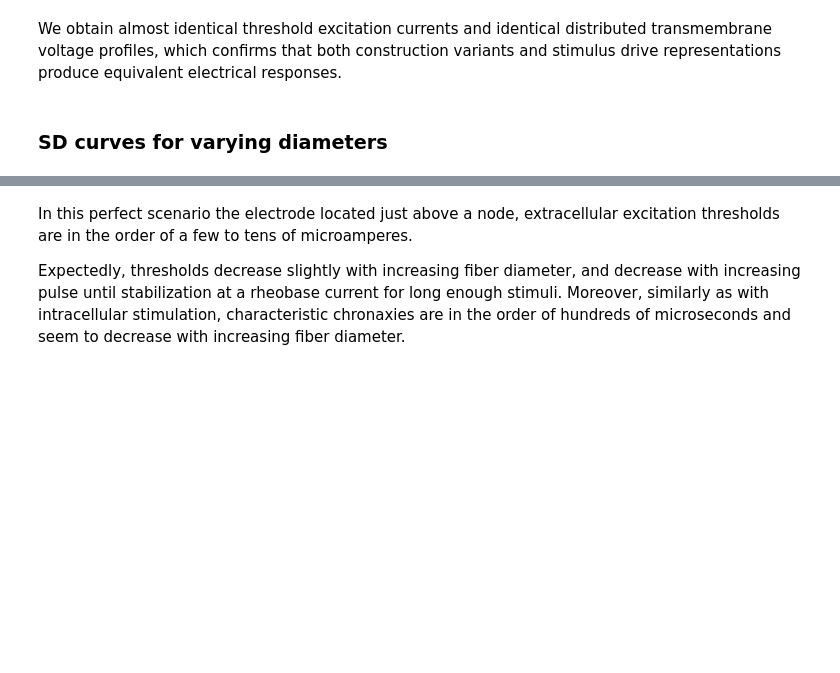
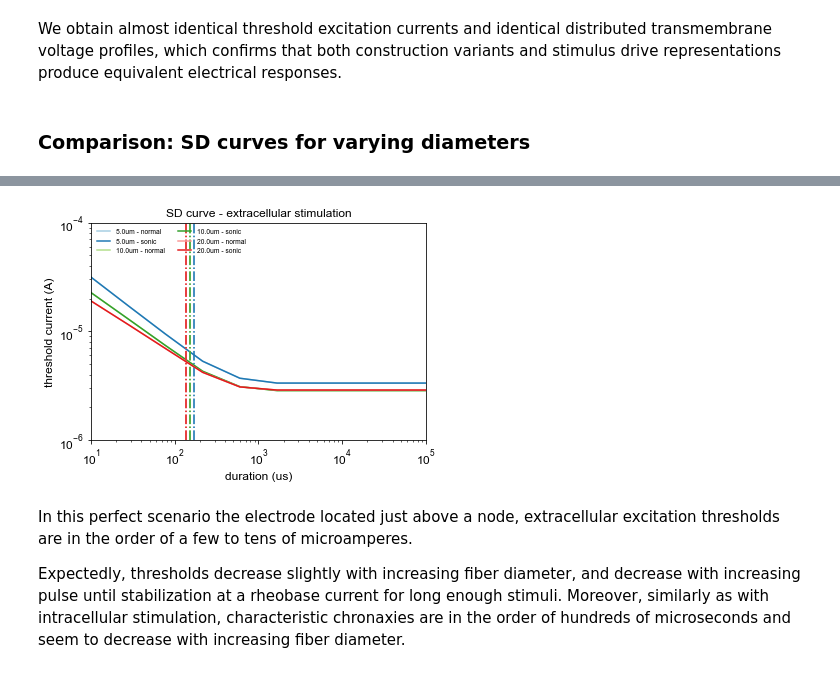
Before and after one commit to tjjlemaire/MorphoSONIC, a Jupyter notebook: notebooks/mrg.ipynb, the cells around one changed output, grey strips where cells are left out. Cells and saved outputs as stored; diff of their text form; code cells hidden in the pictures; blank space fills up the shorter version.

Commit message:
added mrg SD curves for extracellular electrical stim (varying diameters)

```diff
--- a/notebooks/mrg.ipynb
+++ b/notebooks/mrg.ipynb
@@ -41,7 +41,7 @@ SD_offset = 3e-3  # s
 SD_outkey = 'Ithr (A)'
 SD_root = 'strengthDurationData'
 CV_root='conductionVelocityData'
-paired_colors = list(plt.get_cmap('tab20').colors)
+paired_colors = list(plt.get_cmap('Paired').colors)
 triad_colors = list(plt.get_cmap('tab20b').colors)
 del triad_colors[::4]
 # %% [markdown]
@@ -378,11 +440,13 @@ for k, fiber in fiber_variants.items():
 # %% [markdown]
 We obtain almost identical threshold excitation currents and identical distributed transmembrane voltage profiles, which confirms that both construction variants and stimulus drive representations produce equivalent electrical responses.
 # %% [markdown]
-### SD curves for varying diameters
+### Comparison: SD curves for varying diameters
 # %%
 Iextra_thrs_vs_fiberD = {}
 ext_source = ExtracellularCurrent((0., 100e-6), rho=rho_ext)
 for D in sparse_diameters:
-    fiber = MRGFiber(D, nnodes)
-    Iextra_thrs_vs_fiberD[f'{D * 1e6:.1f}um'] = StrengthDurationBatch(SD_outkey, ext_source, fiber, SD_durations, SD_offset, root=SD_root).run()
-fig = strengthDurationCurve('SD curve - extracellular stimulation', SD_durations, Iextra_thrs_vs_fiberD)
+    for k, fiber_class in fiber_classes.items():
+        fiber = fiber_class(D, nnodes)
+        Iextra_thrs_vs_fiberD[f'{D * 1e6:.1f}um - {k}'] = StrengthDurationBatch(SD_outkey, ext_source, fiber, SD_durations, SD_offset, root=SD_root).run()
+fig = strengthDurationCurve('SD curve - extracellular stimulation', SD_durations, Iextra_thrs_vs_fiberD, colors=paired_colors)
+# %% [output]
@@ -389,3 +459,4 @@ fig = strengthDurationCurve('SD curve - extracellular stimulation', SD_durations
+[figure, added]
 # %% [markdown]
 In this perfect scenario the electrode located just above a node, extracellular excitation thresholds are in the order of a few to tens of microamperes.
 
```
Also changed, not shown: parts of 20 cells of this notebook, 6 other files.
